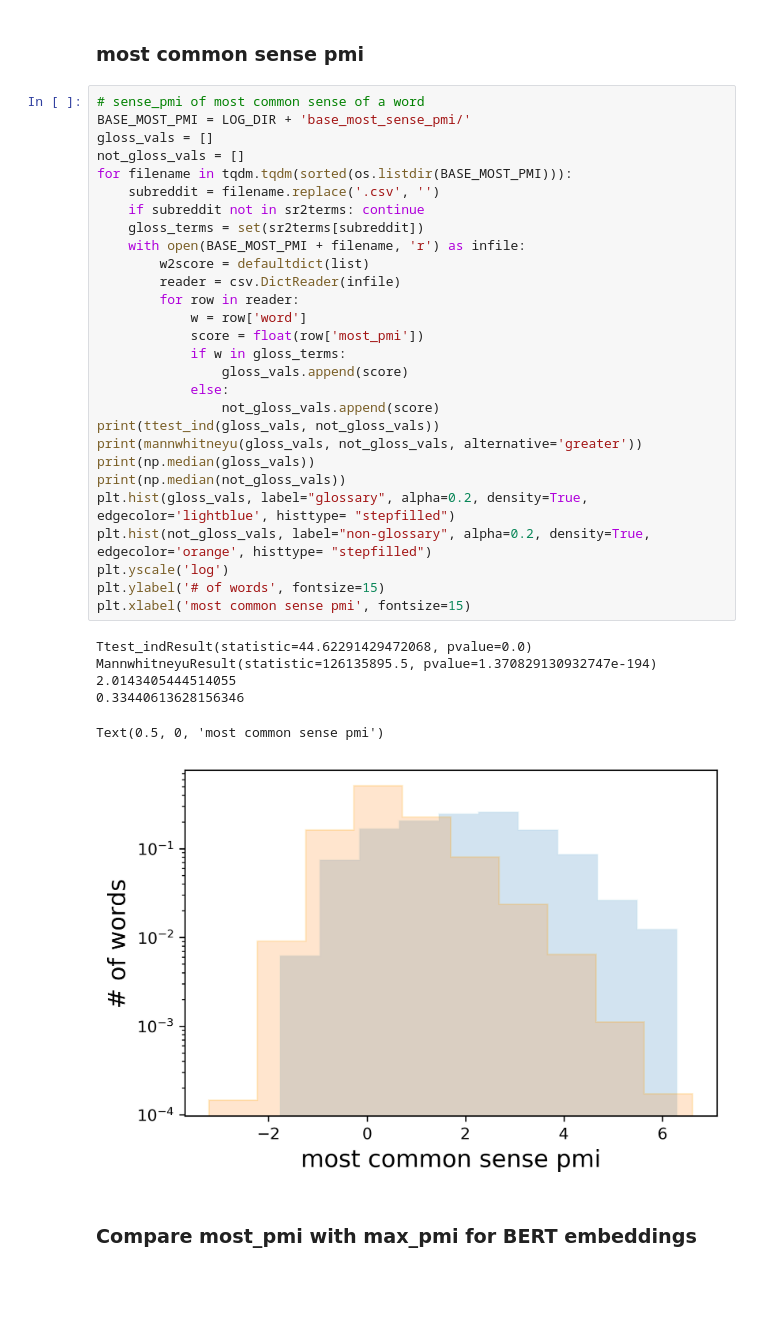
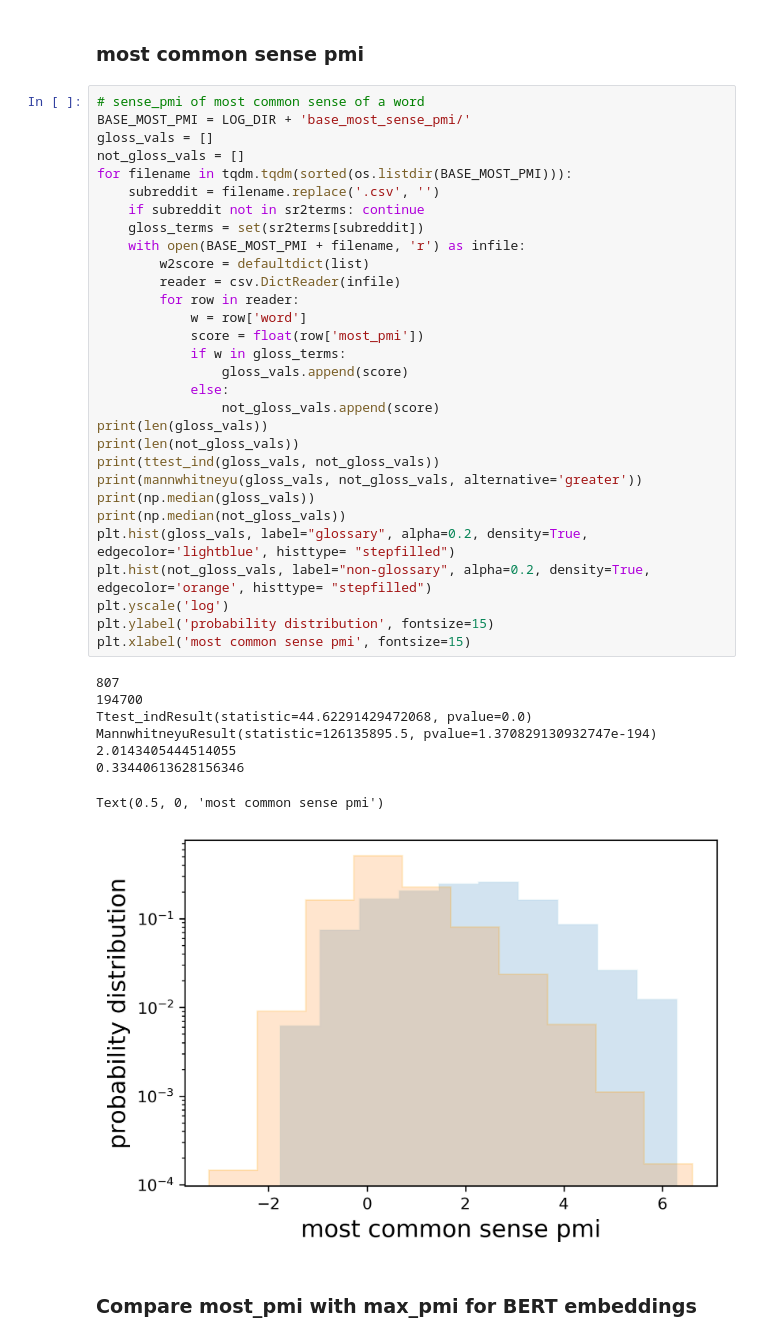
Before and after one commit to lucy3/ingroup_lang, a Jupyter notebook: code/senses.ipynb, the cells around one changed output. Drawn from its saved outputs; the diff is of its cells as text; blank space fills up the shorter version.

```diff
--- a/code/senses.ipynb
+++ b/code/senses.ipynb
@@ -130,35 +130,39 @@ BASE_MOST_PMI = LOG_DIR + 'base_most_sense_pmi/'
 gloss_vals = []
 not_gloss_vals = []
 for filename in tqdm.tqdm(sorted(os.listdir(BASE_MOST_PMI))):
     subreddit = filename.replace('.csv', '')
     if subreddit not in sr2terms: continue
     gloss_terms = set(sr2terms[subreddit])
     with open(BASE_MOST_PMI + filename, 'r') as infile:
         w2score = defaultdict(list)
         reader = csv.DictReader(infile)
         for row in reader:
             w = row['word']
             score = float(row['most_pmi'])
             if w in gloss_terms:
                 gloss_vals.append(score)
             else:
                 not_gloss_vals.append(score)
+print(len(gloss_vals))
+print(len(not_gloss_vals))
 print(ttest_ind(gloss_vals, not_gloss_vals))
 print(mannwhitneyu(gloss_vals, not_gloss_vals, alternative='greater'))
 print(np.median(gloss_vals))
 print(np.median(not_gloss_vals))
 plt.hist(gloss_vals, label="glossary", alpha=0.2, density=True, edgecolor='lightblue', histtype= "stepfilled")
 plt.hist(not_gloss_vals, label="non-glossary", alpha=0.2, density=True, edgecolor='orange', histtype= "stepfilled")
 plt.yscale('log')
-plt.ylabel('# of words', fontsize=15)
+plt.ylabel('probability distribution', fontsize=15)
 plt.xlabel('most common sense pmi', fontsize=15)
 # %% [output]
+807
+194700
 Ttest_indResult(statistic=44.62291429472068, pvalue=0.0)
 MannwhitneyuResult(statistic=126135895.5, pvalue=1.370829130932747e-194)
 2.0143405444514055
 0.33440613628156346
 Text(0.5, 0, 'most common sense pmi')
-[figure, old version]
+[figure, new version]
 # %% [markdown]
 ### Compare most_pmi with max_pmi for BERT embeddings
 # %%
```
Also changed, not shown: parts of 17 cells of this notebook, 5 other files.
